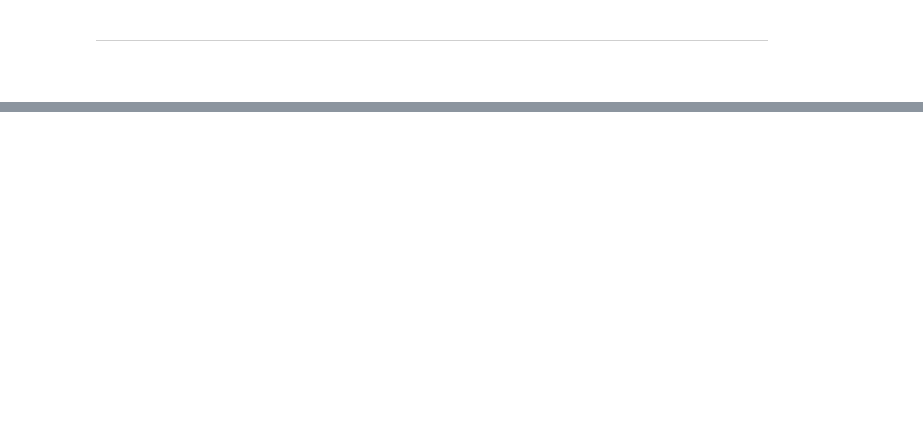
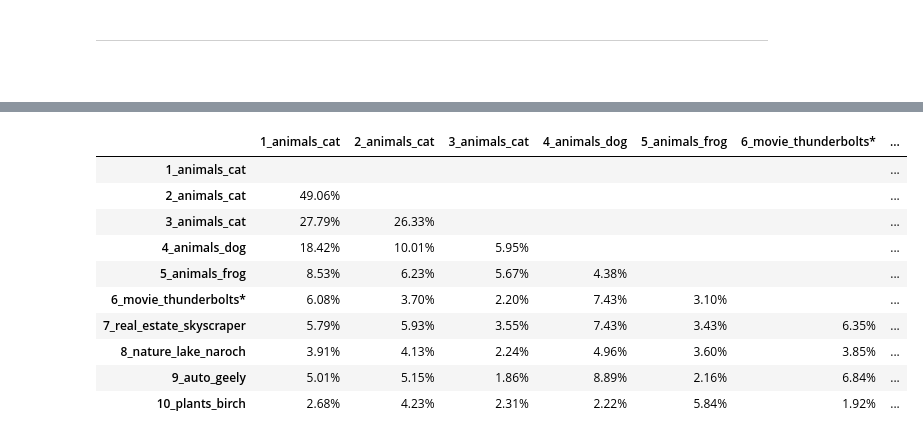
Before and after one commit to dmt-zh/nlp, a Jupyter notebook: Text Representation.ipynb, the cells around one changed output, grey strips where cells are left out. Cells and saved outputs as stored; diff of their text form; code cells hidden in the pictures; blank space fills up the shorter version.

```diff
--- a/Text Representation.ipynb
+++ b/Text Representation.ipynb
@@ -596,0 +678,32 @@ raw_vocabulary[1304:1314]
+# %%
+bon_sparse_matrix = sparse.csr_matrix(docs_bon.toarray())
+bon_cosine_similarities = cosine_similarity(bon_sparse_matrix)
+
+bon_similarity_df = pd.DataFrame(
+    bon_cosine_similarities,
+    columns=doc_subject_names,
+    index=doc_subject_names,
+)
+
+bon_matrix_similarity = bon_similarity_df.where(
+    np.tril(np.ones(bon_similarity_df.shape), k=-1).astype(np.bool)
+)
+bon_styled_similarity = (bon_matrix_similarity
+    .style
+    .background_gradient(cmap='cividis')
+    .highlight_null('white')
+    .format("{:.2%}", na_rep="")
+)
+bon_styled_similarity
+# %% [output]
+|  | 1_animals_cat | 2_animals_cat | 3_animals_cat | 4_animals_dog | 5_animals_frog | 6_movie_thunderbolts* | ... |
+| 1_animals_cat |  |  |  |  |  |  | ... |
+| 2_animals_cat | 49.06% |  |  |  |  |  | ... |
+| 3_animals_cat | 27.79% | 26.33% |  |  |  |  | ... |
+| 4_animals_dog | 18.42% | 10.01% | 5.95% |  |  |  | ... |
+| 5_animals_frog | 8.53% | 6.23% | 5.67% | 4.38% |  |  | ... |
+| 6_movie_thunderbolts* | 6.08% | 3.70% | 2.20% | 7.43% | 3.10% |  | ... |
+| 7_real_estate_skyscraper | 5.79% | 5.93% | 3.55% | 7.43% | 3.43% | 6.35% | ... |
+| 8_nature_lake_naroch | 3.91% | 4.13% | 2.24% | 4.96% | 3.60% | 3.85% | ... |
+| 9_auto_geely | 5.01% | 5.15% | 1.86% | 8.89% | 2.16% | 6.84% | ... |
+| 10_plants_birch | 2.68% | 4.23% | 2.31% | 2.22% | 5.84% | 1.92% | ... |
```
Also changed, not shown: parts of 9 cells of this notebook.
